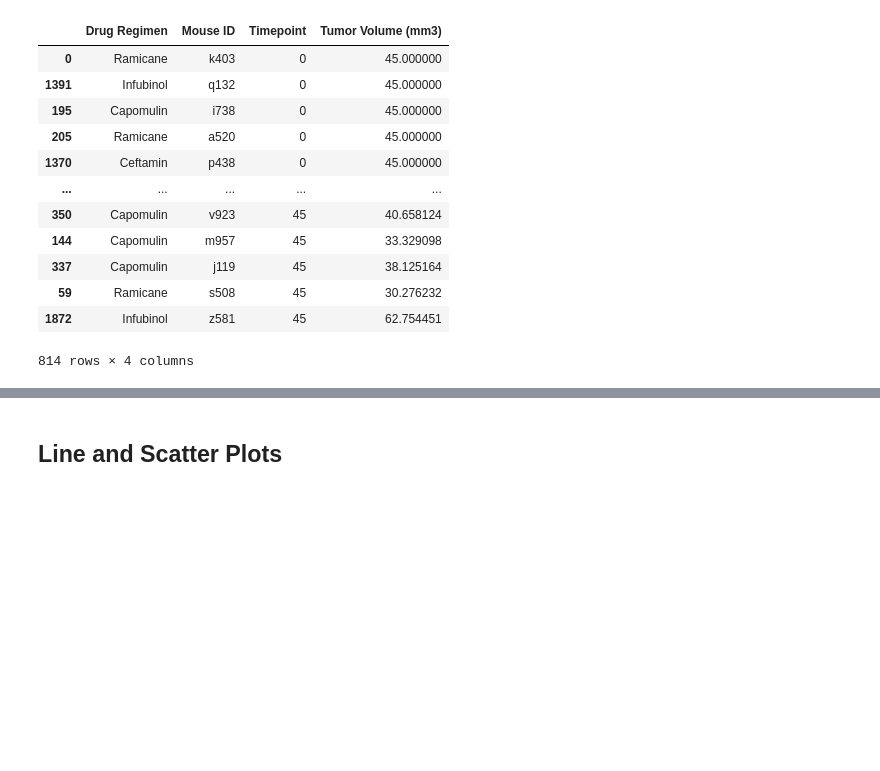
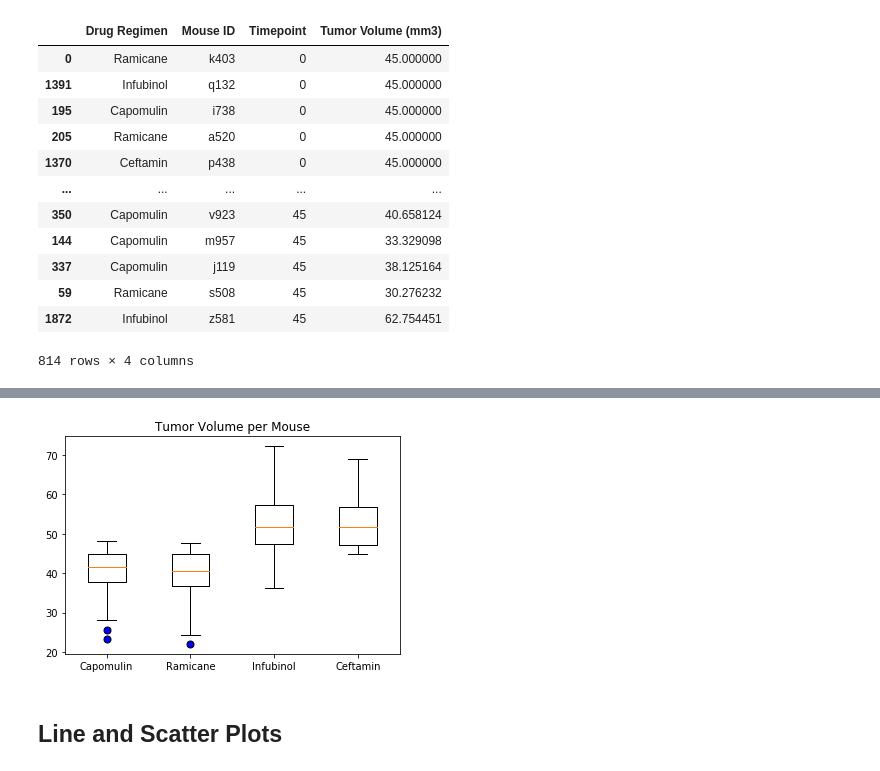
Before and after one commit to Ingrid-Deukoue/The-Power-of-Plots, a Jupyter notebook: pymaceuticals_starter.ipynb, the cells around one changed output, grey strips where cells are left out. Saved outputs shown, nothing was run; the diff lists cells and outputs as text; code cells hidden in the pictures; blank space fills up the shorter version.

```diff
--- a/pymaceuticals_starter.ipynb
+++ b/pymaceuticals_starter.ipynb
@@ -241,17 +249,25 @@ regimen_time_data
 814 rows × 4 columns
 # %%
 # Put treatments into a list for for loop (and later for plot labels)
-
-
 # Create empty list to fill with tumor vol data (for plotting)
-
 # Calculate the IQR and quantitatively determine if there are any potential outliers.
     # Locate the rows which contain mice on each drug and get the tumor volumes
     # add subset
     # Determine outliers using upper and lower bounds
-    #Calculate the IQR and quantitatively determine if there are any potential outliers.
+drug_Regimen = ['Capomulin', 'Ramicane', 'Infubinol', 'Ceftamin']
+tumor_Vol_Data = []
 
-#let's get all of the data
+for name in drug_Regimen:
+    volume_data = clean_data.loc[clean_data["Drug Regimen"]== name, 'Tumor Volume (mm3)']
+    tumor_Vol_Data.append(volume_data)
 
+    quart= volume_data.quantile([.25, .5, .75])
+    lower_q = quart[0.25]
+    upper_q = quart[0.75]
+    IQR = upper_q-lower_q
 
-#let's make a dataframe, a dictionary of lists.  make the list:
+    lower_bound = lower_q - (1.5*IQR)
+    upper_bound = upper_q + (1.5*IQR)
+    outliers = volume_data.loc[(volume_data < lower_bound) | (volume_data > upper_bound)]
+    print("-------------------------------")
+    print(f"the {name} outliers are:{outliers}")
@@ -258,4 +286,9 @@ regimen_time_data
 # %%
 # Generate a box plot of the final tumor volume of each mouse across four regimens of interest
+plt.boxplot(tumor_Vol_Data, labels=drug_Regimen, flierprops={'markerfacecolor':'blue', 'markersize':7})
+plt.title('Tumor Volume per Mouse')
+plt.show()
+# %% [output]
+[figure, added]
 # %% [markdown]
 ## Line and Scatter Plots
```
Also changed, not shown: parts of 16 cells of this notebook, 1 other file.
